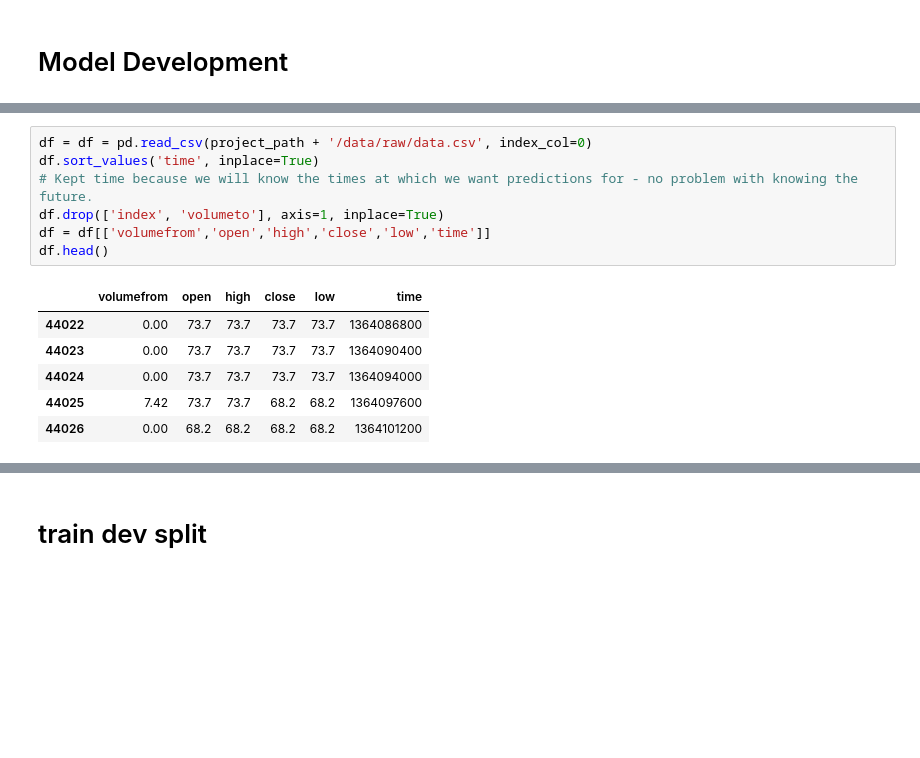
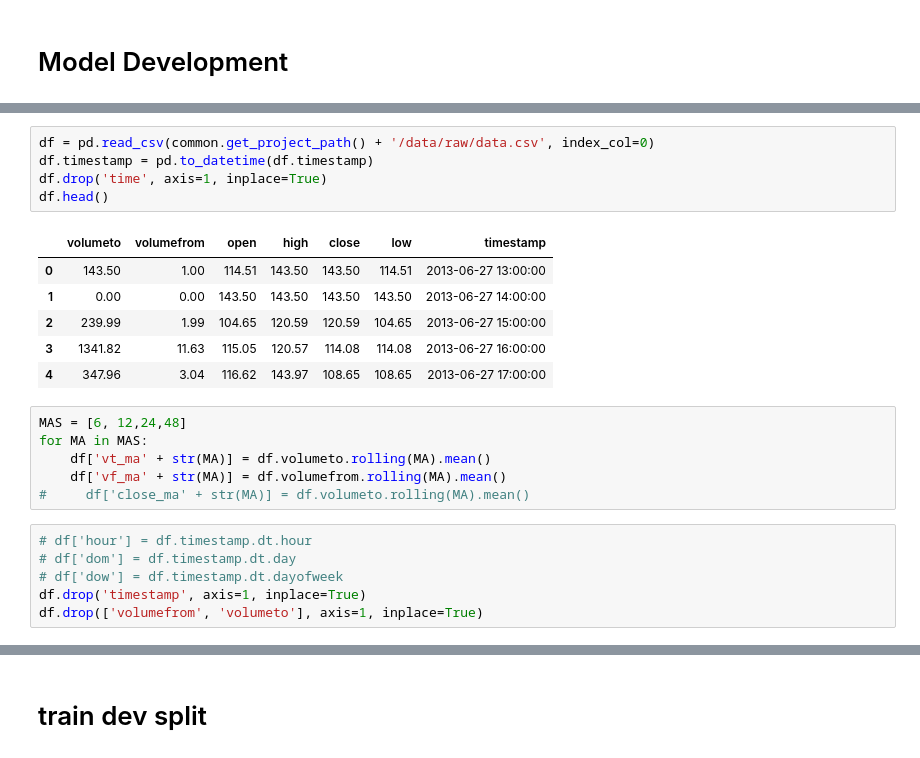
Before and after one commit to daniel-cortez-stevenson/crypto-predict, a Jupyter notebook: notebooks/model_dev.ipynb, the cells around one changed output, grey strips where cells are left out. Saved outputs shown, nothing was run; the diff lists cells and outputs as text; blank space fills up the shorter version.

```diff
--- a/notebooks/model_dev.ipynb
+++ b/notebooks/model_dev.ipynb
@@ -24,16 +28,26 @@ import pickle
 # %% [output]
 Using TensorFlow backend.
 # %%
-df = df = pd.read_csv(project_path + '/data/raw/data.csv', index_col=0)
-df.sort_values('time', inplace=True)
-# Kept time because we will know the times at which we want predictions for - no problem with knowing the future.
-df.drop(['index', 'volumeto'], axis=1, inplace=True)
-df = df[['volumefrom','open','high','close','low','time']]
+df = pd.read_csv(common.get_project_path() + '/data/raw/data.csv', index_col=0)
+df.timestamp = pd.to_datetime(df.timestamp)
+df.drop('time', axis=1, inplace=True)
 df.head()
 # %% [output]
-|  | volumefrom | open | high | close | low | time |
-| 44022 | 0.00 | 73.7 | 73.7 | 73.7 | 73.7 | 1364086800 |
-| 44023 | 0.00 | 73.7 | 73.7 | 73.7 | 73.7 | 1364090400 |
-| 44024 | 0.00 | 73.7 | 73.7 | 73.7 | 73.7 | 1364094000 |
-| 44025 | 7.42 | 73.7 | 73.7 | 68.2 | 68.2 | 1364097600 |
-| 44026 | 0.00 | 68.2 | 68.2 | 68.2 | 68.2 | 1364101200 |
+|  | volumeto | volumefrom | open | high | close | low | timestamp |
+| 0 | 143.50 | 1.00 | 114.51 | 143.50 | 143.50 | 114.51 | 2013-06-27 13:00:00 |
+| 1 | 0.00 | 0.00 | 143.50 | 143.50 | 143.50 | 143.50 | 2013-06-27 14:00:00 |
+| 2 | 239.99 | 1.99 | 104.65 | 120.59 | 120.59 | 104.65 | 2013-06-27 15:00:00 |
+| 3 | 1341.82 | 11.63 | 115.05 | 120.57 | 114.08 | 114.08 | 2013-06-27 16:00:00 |
+| 4 | 347.96 | 3.04 | 116.62 | 143.97 | 108.65 | 108.65 | 2013-06-27 17:00:00 |
+# %%
+MAS = [6, 12,24,48]
+for MA in MAS:
+    df['vt_ma' + str(MA)] = df.volumeto.rolling(MA).mean()
+    df['vf_ma' + str(MA)] = df.volumefrom.rolling(MA).mean()
+#     df['close_ma' + str(MA)] = df.volumeto.rolling(MA).mean()
+# %%
+# df['hour'] = df.timestamp.dt.hour
+# df['dom'] = df.timestamp.dt.day
+# df['dow'] = df.timestamp.dt.dayofweek
+df.drop('timestamp', axis=1, inplace=True)
+df.drop(['volumefrom', 'volumeto'], axis=1, inplace=True)
```
Also changed, not shown: parts of 41 cells of this notebook, 4 other files.
